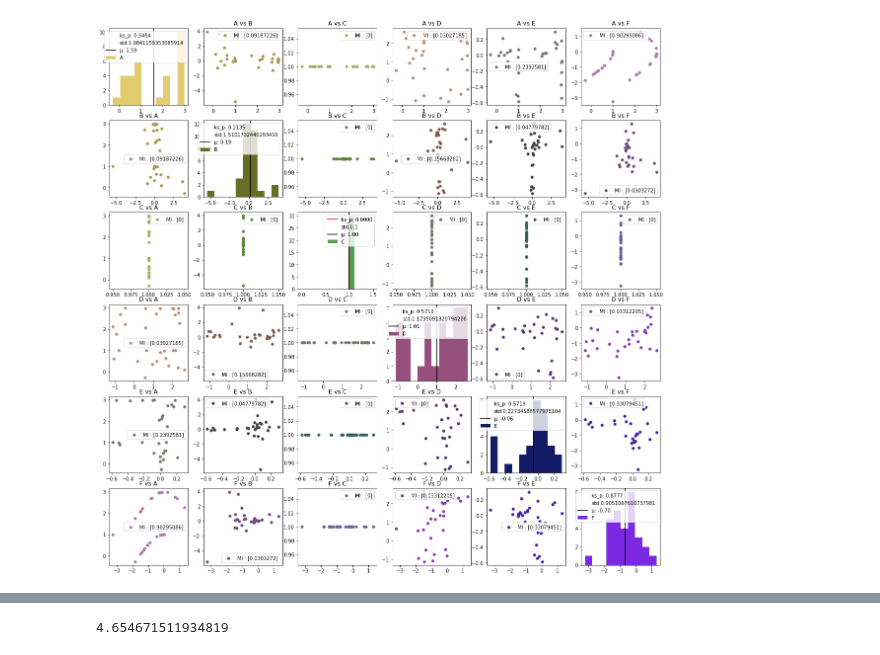
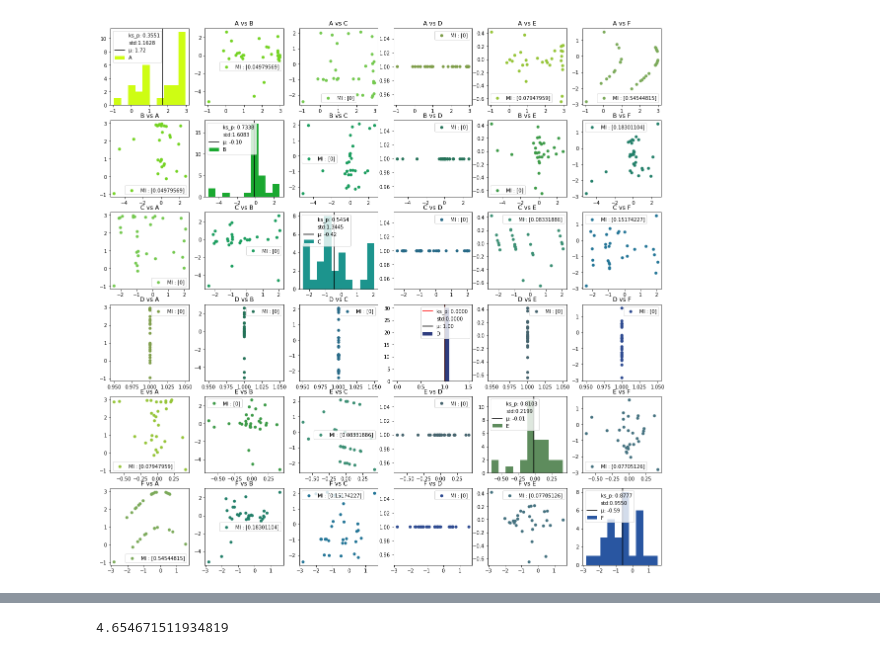
Before and after one commit to Skroko/02463-active-final-miniproject, a Jupyter notebook: actual_file.ipynb, the cells around one changed output, grey strips where cells are left out. Saved outputs shown, nothing was run; the diff lists cells and outputs as text; code cells hidden in the pictures.

```diff
--- a/actual_file.ipynb
+++ b/actual_file.ipynb
@@ -99,35 +100,36 @@ def pairwise_plots(data, combarison_data = None, files = files, file_number = No
         for j,ax in enumerate(axs_i):
             if i != j:
                 ax.scatter(data[vars[i]],data[vars[j]],linewidths =0.1,color=(colors[i]+colors[j])/2)
                 ax.set_title(f'{vars[i]} vs {vars[j]}')
                 x = np.array(data[vars[i]]).reshape((-1,1))
                 y = np.array(data[vars[j]])
                 mutual_score = np.round(sf.mutual_info_regression(x,y),10)
 
                 ax.legend(labels=[f'MI : {mutual_score}'])
             else:
                 ax.hist(data[vars[i]],color=colors[i])
 
                 if combarison_data is not None:
-                    # print(combarison_data.shape, data[vars[i]].shape)
                     comparison_p_value = st.ks_2samp(combarison_data[names[i]],data[vars[i]])[1]
                     alpha = 1 if comparison_p_value < 0.05 else 0
                     ax.axvline(np.mean(data[vars[i]]), color='red', alpha = alpha)
                     ax.axvline(np.std(data[vars[i]]), color='black', alpha = 0)
                     ax.axvline(np.mean(data[vars[i]]), color='black')
 
-
-                    ax.legend(labels=[f'ks_p: {comparison_p_value:.4f}',f"std:{np.std(data[vars[i]])}",f'μ: {np.mean(data[vars[i]]):.2f}', vars[i]])
+                    ax.legend(labels=[f'ks_p: {comparison_p_value:.4f}',f"std:{np.std(data[vars[i]]):.4f}",f'μ: {np.mean(data[vars[i]]):.2f}', vars[i]])
+                    # ax.legend(labels=[f'ks_p: {comparison_p_value:.4f}',f'μ: {np.mean(data[vars[i]]):.2f}', vars[i]])
+                    None
                 else:
                     ax.axvline(np.mean(data[vars[i]]), color='black')
                     ax.legend(labels=[ f'μ: {np.mean(data[vars[i]]):.2f}', vars[i]])
 
                 if file_number is not None:
                     fig.suptitle(f"{files[file_number][:-4]}",fontsize = 40,y=0.93)
 
 
 
-pairwise_plots(data_files[4], combarison_data = data_files[12] )
+pairwise_plots(data_files[6], combarison_data = data_files[files.index("combined_noint.csv")])
+
 # pairwise_plots(data_files[2])
 # %% [output]
-[figure, old version]
+[figure, new version]
```
Also changed, not shown: parts of 9 cells of this notebook.
